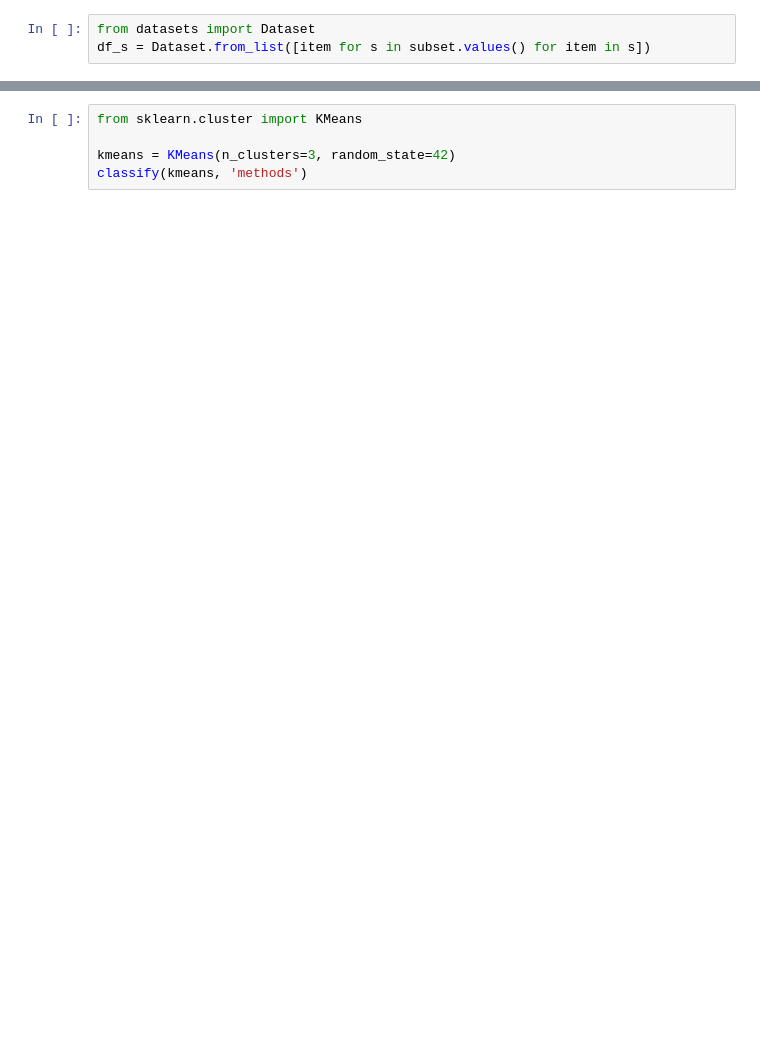
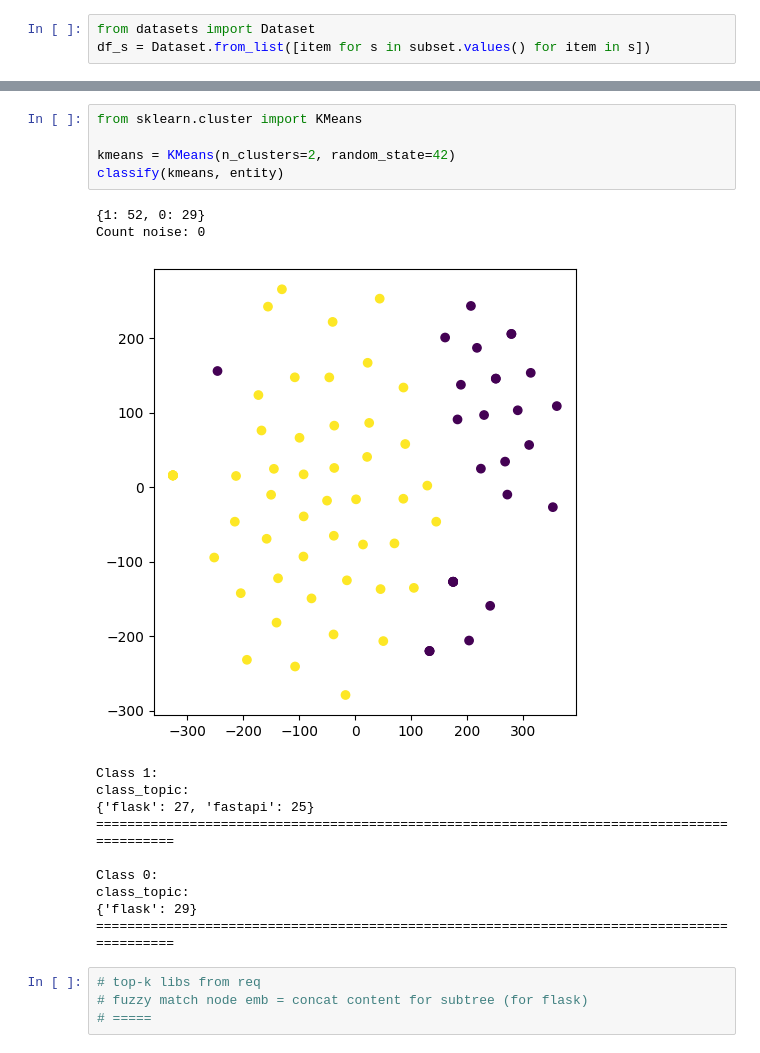
Before and after one commit to JetBrains-Research/agents-eval, a Jupyter notebook: src/template_generation/notebooks/projects_clustering.ipynb, the cells around one changed output, grey strips where cells are left out. Drawn from its saved outputs; the diff is of its cells as text; blank space fills up the shorter version.

```diff
--- a/src/template_generation/notebooks/projects_clustering.ipynb
+++ b/src/template_generation/notebooks/projects_clustering.ipynb
@@ -220,5 +358,22 @@ classify(dbscan, 'methods')
 # %%
 from sklearn.cluster import KMeans
 
-kmeans = KMeans(n_clusters=3, random_state=42)
-classify(kmeans, 'methods')
+kmeans = KMeans(n_clusters=2, random_state=42)
+classify(kmeans, entity)
+# %% [output]
+{1: 52, 0: 29}
+Count noise: 0
+[figure, added]
+Class 1:
+class_topic:
+{'flask': 27, 'fastapi': 25}
+===========================================================================================
+
+Class 0:
+class_topic:
+{'flask': 29}
+===========================================================================================
+# %%
+# top-k libs from req
+# fuzzy match node emb = concat content for subtree (for flask)
+# =====
```
Also changed, not shown: parts of 33 cells of this notebook, 6 other files.
